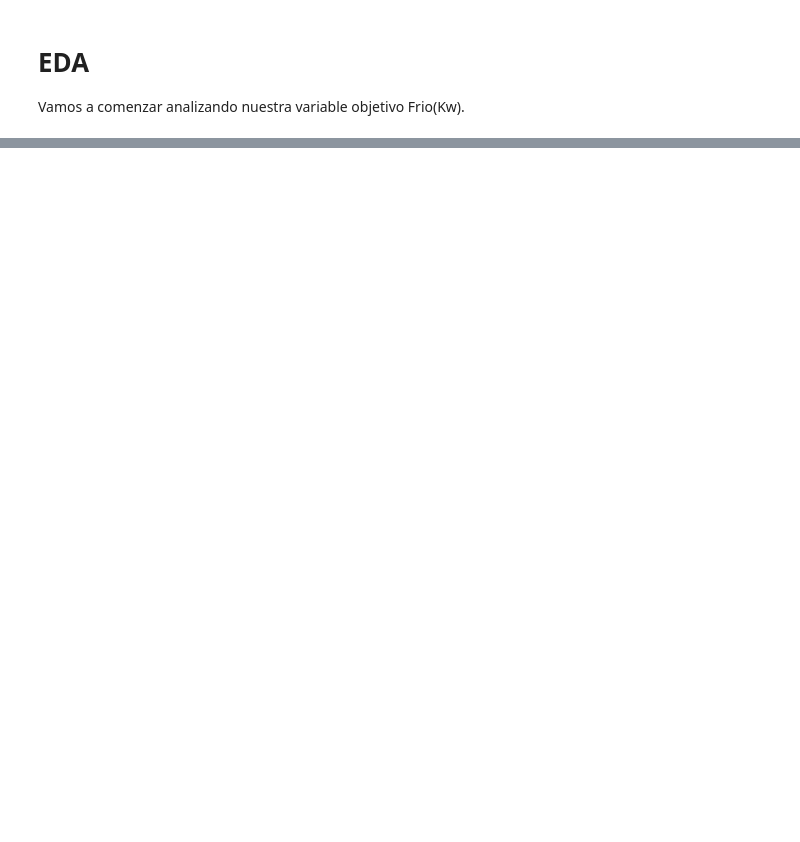
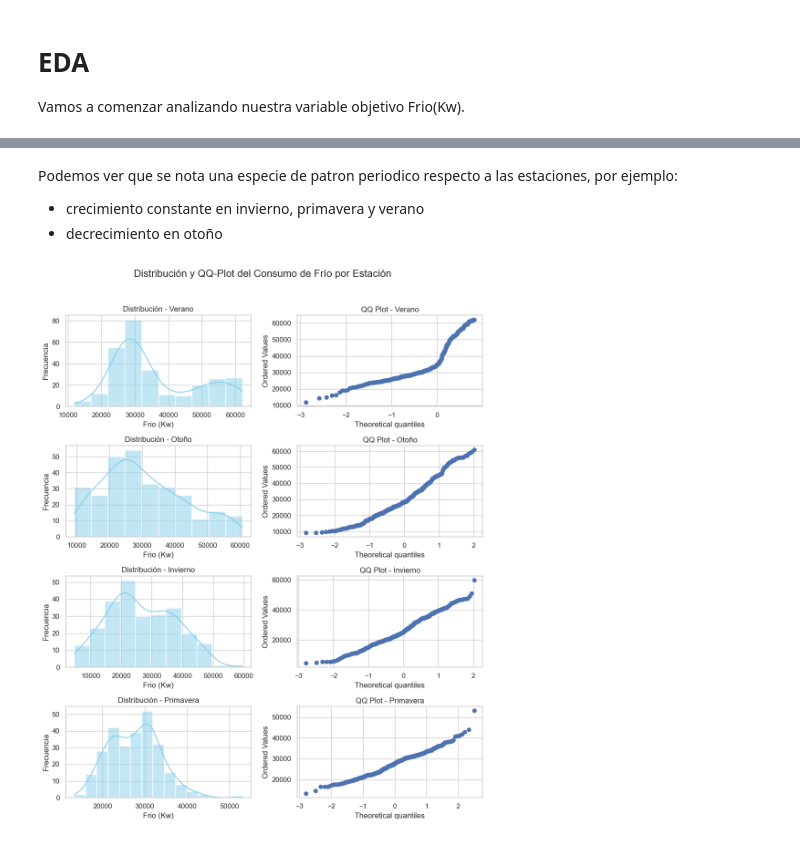
Before and after one commit to DayubMateo/MostoElMostro, a Jupyter notebook: EDA.ipynb, the cells around one changed output, grey strips where cells are left out. Cells and saved outputs as stored; diff of their text form; code cells hidden in the pictures; blank space fills up the shorter version.

```diff
--- a/EDA.ipynb
+++ b/EDA.ipynb
@@ -114,0 +169,29 @@ plt.show()
+# %% [markdown]
+Podemos ver que se nota una especie de patron periodico respecto a las estaciones, por ejemplo:
+- crecimiento constante en invierno, primavera y verano
+- decrecimiento en otoño
+# %%
+import scipy.stats as stats
+sns.set(style="whitegrid")
+estaciones = df_limpio["estacion"].unique()
+
+fig, axes = plt.subplots(nrows=len(estaciones), ncols=2, figsize=(10, 12))
+fig.suptitle("Distribución y QQ-Plot del Consumo de Frío por Estación", fontsize=16, y=1.02)
+
+for i, estacion in enumerate(estaciones):
+    datos = df_limpio[df_limpio["estacion"] == estacion]["Frio (Kw)"]
+
+    # --- Gráfico de distribución ---
+    sns.histplot(datos, kde=True, ax=axes[i, 0], color="skyblue")
+    axes[i, 0].set_title(f"Distribución - {estacion}")
+    axes[i, 0].set_xlabel("Frio (Kw)")
+    axes[i, 0].set_ylabel("Frecuencia")
+
+    # --- QQ Plot ---
+    stats.probplot(datos, dist="norm", plot=axes[i, 1])
+    axes[i, 1].set_title(f"QQ Plot - {estacion}")
+
+plt.tight_layout()
+plt.show()
+# %% [output]
+[figure, added]
```
Also changed, not shown: parts of 24 cells of this notebook.
